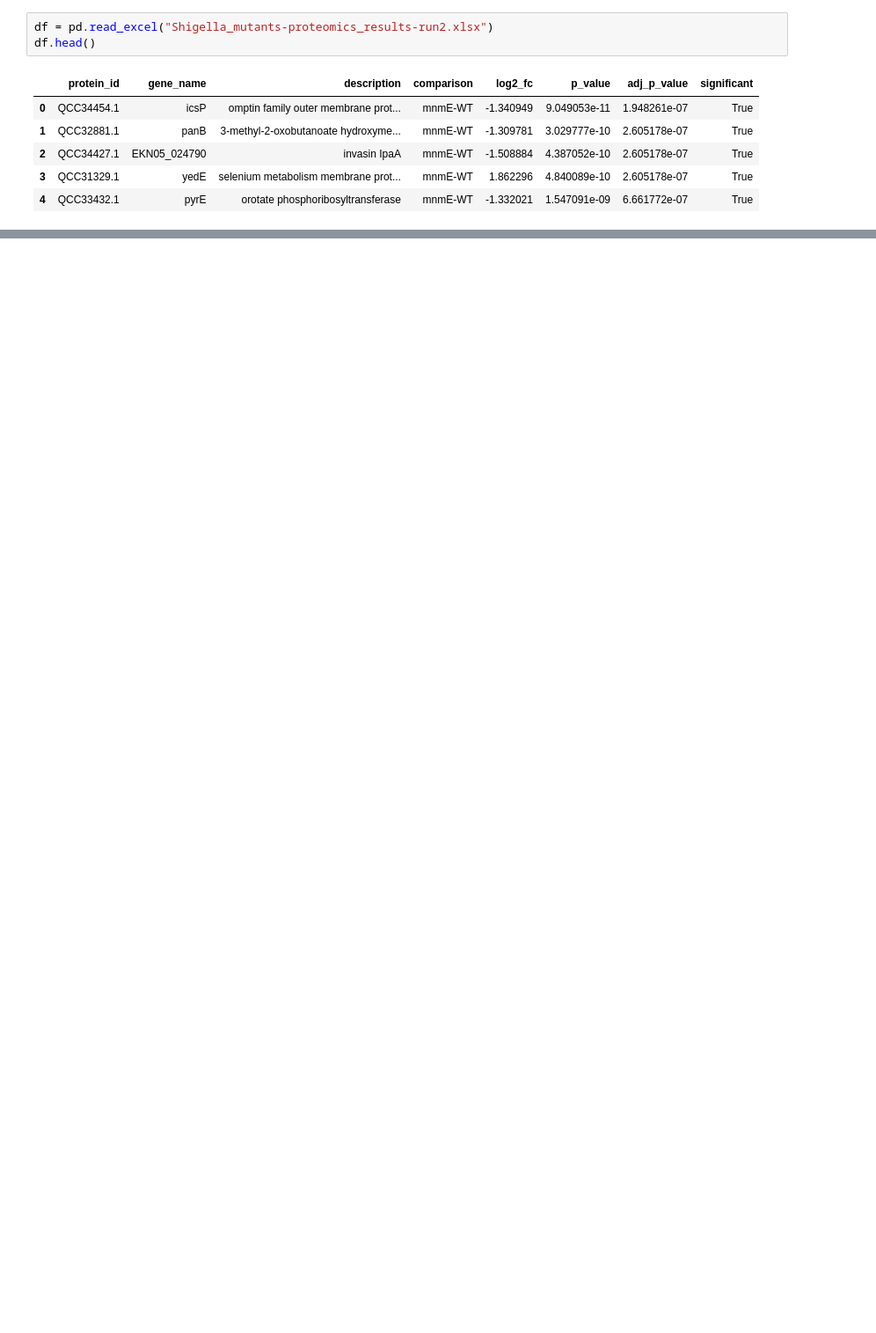
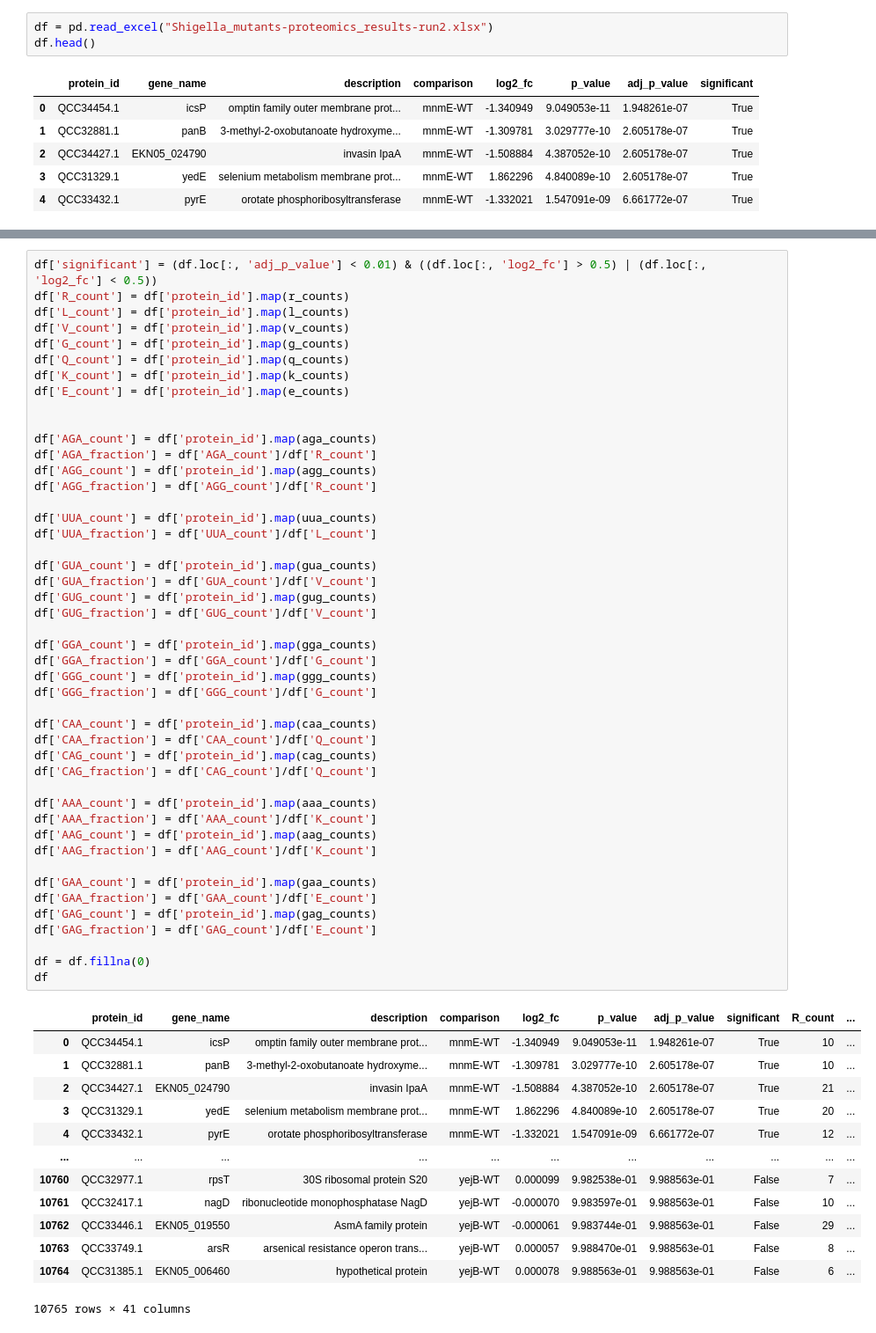
Before and after one commit to Oftatkofta/codon_counter, a Jupyter notebook: proteomics_correlation.ipynb, the cells around one changed output, grey strips where cells are left out. Shown at 88% size. Cells and saved outputs as stored; diff of their text form; blank space fills up the shorter version.

```diff
--- a/proteomics_correlation.ipynb
+++ b/proteomics_correlation.ipynb
@@ -29,0 +71,60 @@ print(len(mnmE_df.protein_id.unique()), len(mnmE_df.comparison))
+# %%
+df['significant'] = (df.loc[:, 'adj_p_value'] < 0.01) & ((df.loc[:, 'log2_fc'] > 0.5) | (df.loc[:, 'log2_fc'] < 0.5))
+df['R_count'] = df['protein_id'].map(r_counts)
+df['L_count'] = df['protein_id'].map(l_counts)
+df['V_count'] = df['protein_id'].map(v_counts)
+df['G_count'] = df['protein_id'].map(g_counts)
+df['Q_count'] = df['protein_id'].map(q_counts)
+df['K_count'] = df['protein_id'].map(k_counts)
+df['E_count'] = df['protein_id'].map(e_counts)
+
+
+df['AGA_count'] = df['protein_id'].map(aga_counts)
+df['AGA_fraction'] = df['AGA_count']/df['R_count']
+df['AGG_count'] = df['protein_id'].map(agg_counts)
+df['AGG_fraction'] = df['AGG_count']/df['R_count']
+
+df['UUA_count'] = df['protein_id'].map(uua_counts)
+df['UUA_fraction'] = df['UUA_count']/df['L_count']
+
+df['GUA_count'] = df['protein_id'].map(gua_counts)
+df['GUA_fraction'] = df['GUA_count']/df['V_count']
+df['GUG_count'] = df['protein_id'].map(gug_counts)
+df['GUG_fraction'] = df['GUG_count']/df['V_count']
+
+df['GGA_count'] = df['protein_id'].map(gga_counts)
+df['GGA_fraction'] = df['GGA_count']/df['G_count']
+df['GGG_count'] = df['protein_id'].map(ggg_counts)
+df['GGG_fraction'] = df['GGG_count']/df['G_count']
+
+df['CAA_count'] = df['protein_id'].map(caa_counts)
+df['CAA_fraction'] = df['CAA_count']/df['Q_count']
+df['CAG_count'] = df['protein_id'].map(cag_counts)
+df['CAG_fraction'] = df['CAG_count']/df['Q_count']
+
+df['AAA_count'] = df['protein_id'].map(aaa_counts)
+df['AAA_fraction'] = df['AAA_count']/df['K_count']
+df['AAG_count'] = df['protein_id'].map(aag_counts)
+df['AAG_fraction'] = df['AAG_count']/df['K_count']
+
+df['GAA_count'] = df['protein_id'].map(gaa_counts)
+df['GAA_fraction'] = df['GAA_count']/df['E_count']
+df['GAG_count'] = df['protein_id'].map(gag_counts)
+df['GAG_fraction'] = df['GAG_count']/df['E_count']
+
+df = df.fillna(0)
+df
+# %% [output]
+|  | protein_id | gene_name | description | comparison | log2_fc | p_value | adj_p_value | significant | R_count | ... |
+| 0 | QCC34454.1 | icsP | omptin family outer membrane prot... | mnmE-WT | -1.340949 | 9.049053e-11 | 1.948261e-07 | True | 10 | ... |
+| 1 | QCC32881.1 | panB | 3-methyl-2-oxobutanoate hydroxyme... | mnmE-WT | -1.309781 | 3.029777e-10 | 2.605178e-07 | True | 10 | ... |
+| 2 | QCC34427.1 | EKN05_024790 | invasin IpaA | mnmE-WT | -1.508884 | 4.387052e-10 | 2.605178e-07 | True | 21 | ... |
+| 3 | QCC31329.1 | yedE | selenium metabolism membrane prot... | mnmE-WT | 1.862296 | 4.840089e-10 | 2.605178e-07 | True | 20 | ... |
+| 4 | QCC33432.1 | pyrE | orotate phosphoribosyltransferase | mnmE-WT | -1.332021 | 1.547091e-09 | 6.661772e-07 | True | 12 | ... |
+| ... | ... | ... | ... | ... | ... | ... | ... | ... | ... | ... |
+| 10760 | QCC32977.1 | rpsT | 30S ribosomal protein S20 | yejB-WT | 0.000099 | 9.982538e-01 | 9.988563e-01 | False | 7 | ... |
+| 10761 | QCC32417.1 | nagD | ribonucleotide monophosphatase NagD | yejB-WT | -0.000070 | 9.983597e-01 | 9.988563e-01 | False | 10 | ... |
+| 10762 | QCC33446.1 | EKN05_019550 | AsmA family protein | yejB-WT | -0.000061 | 9.983744e-01 | 9.988563e-01 | False | 29 | ... |
+| 10763 | QCC33749.1 | arsR | arsenical resistance operon trans... | yejB-WT | 0.000057 | 9.988470e-01 | 9.988563e-01 | False | 8 | ... |
+| 10764 | QCC31385.1 | EKN05_006460 | hypothetical protein | yejB-WT | 0.000078 | 9.988563e-01 | 9.988563e-01 | False | 6 | ... |
+10765 rows × 41 columns
```
Also changed, not shown: parts of 7 cells of this notebook, 1 other file.
